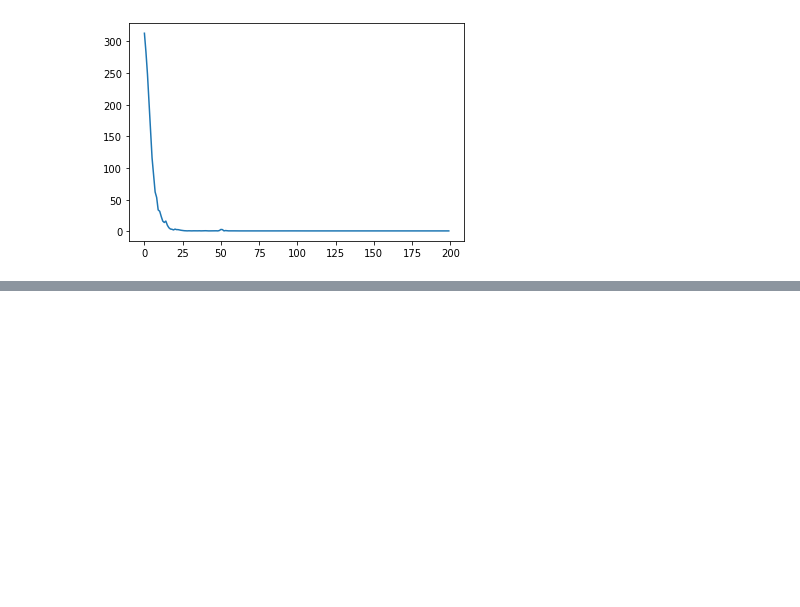
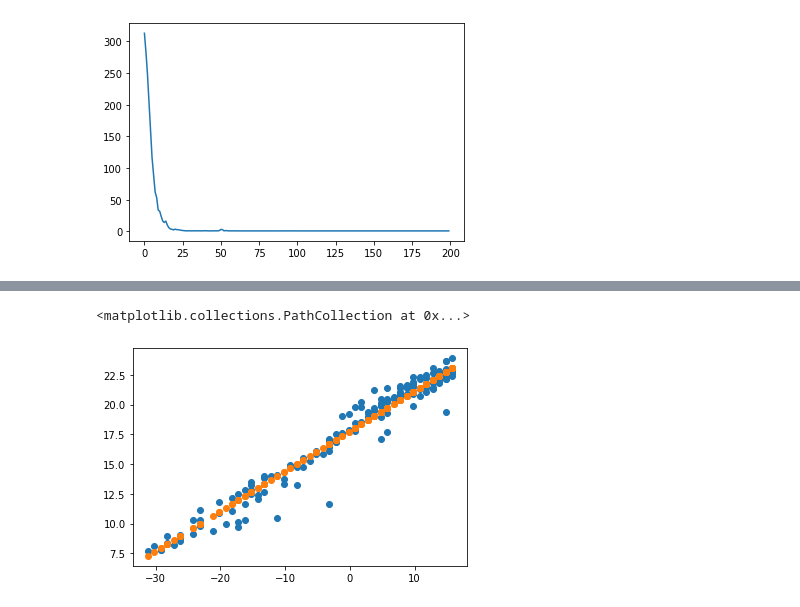
Before and after one commit to aishwaryaprabhat/Deep-Learning-with-TF-2.0, a Jupyter notebook: Linear_Regression_on_Moore's_Law.ipynb, the cells around one changed output, grey strips where cells are left out. Drawn from its saved outputs; the diff is of its cells as text; code cells hidden in the pictures; blank space fills up the shorter version.

```diff
--- a/Linear_Regression_on_Moore's_Law.ipynb
+++ b/Linear_Regression_on_Moore's_Law.ipynb
@@ -164,0 +167,2 @@ plt.plot(trained_model.history["loss"], label="loss")
+# %%
+p = model.predict(X)
@@ -164,0 +189,6 @@ plt.plot(trained_model.history["loss"], label="loss")
+# %%
+plt.scatter(X,Y)
+plt.scatter(X,p)
+# %% [output]
+<matplotlib.collections.PathCollection at 0x...>
+[figure, added]
```
Also changed, not shown: parts of 2 cells of this notebook.
